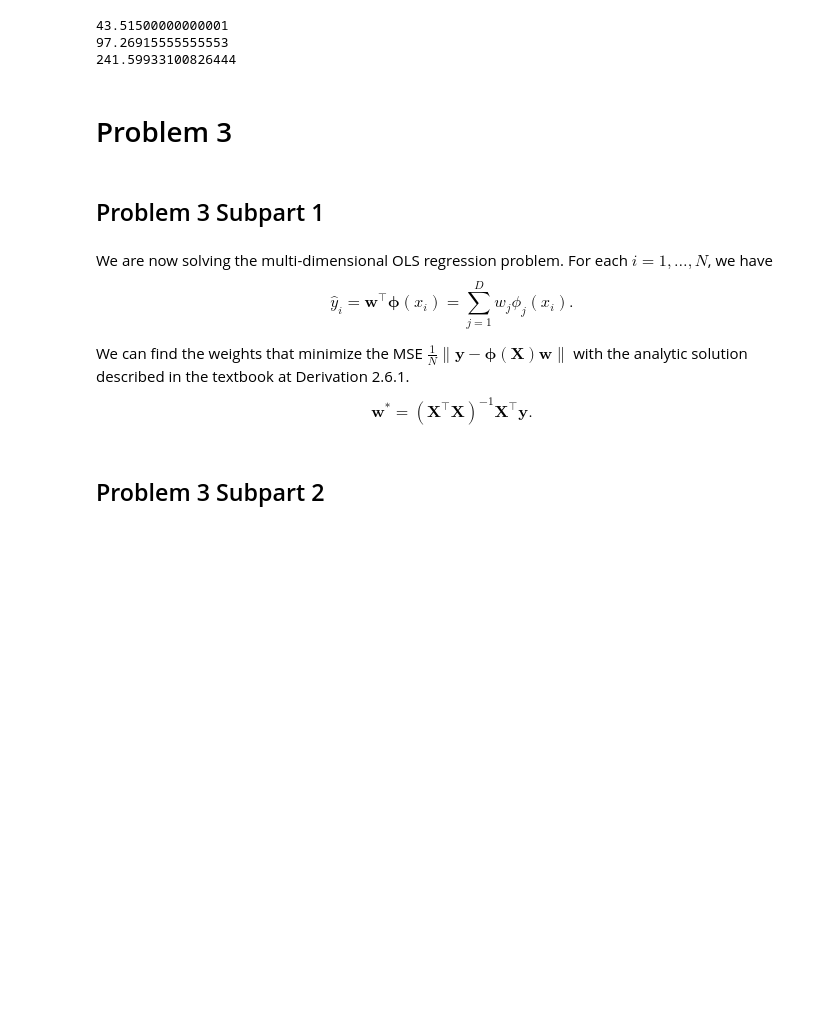
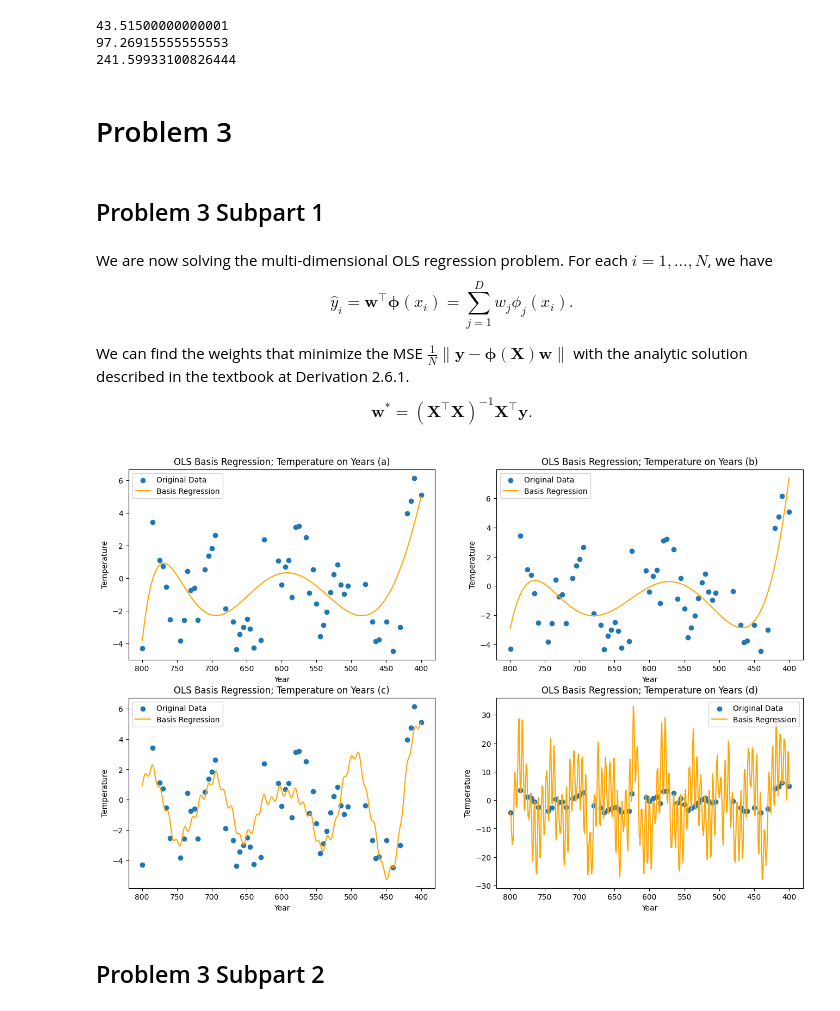
Before and after one commit to aidantai/cs181-s23-homeworks, a Jupyter notebook: hw1/main_hw1_blank.ipynb, the cells around one changed output. Drawn from its saved outputs; the diff is of its cells as text; code cells hidden in the pictures; blank space fills up the shorter version.

```diff
--- a/hw1/main_hw1_blank.ipynb
+++ b/hw1/main_hw1_blank.ipynb
@@ -227,16 +227,35 @@ def make_basis(X,part='a'):
 
   if part == 'a':
     # TODO: Implement this
-    pass
+    phi_X.append(np.array([1 for x in X]))
+    for j in range(1,10):
+      phi_X.append(np.array([x**j for x in X]))
+      # new_X = []
+      # for x in X:
+      #   new_X.append(x**j)
+      # phi_X.append(new_X)
   elif part=='b':
     # TODO
-    pass
+    phi_X.append(np.array([1 for x in X]))
+    for j in range(1,10):
+      u = j+7.0/8.0
+      phi_X.append(np.array([math.exp(-math.pow(x-u,2)/5.0) for x in X]))
   elif part=='c':
     # TODO
-    pass
+    phi_X.append(np.array([1 for x in X]))
+    for j in range(1,10):
+      # new_X = []
+      # for x in X:
+      #   new_X.append(math.cos(x/j))
+      # phi_X.append(np.array(new_X))
+      phi_X.append(np.array([math.cos(x/j) for x in X]))
   elif part=='d':
     # TODO
-    pass
+    phi_X.append(np.array([1 for x in X]))
+    for j in range(1,50):
+      phi_X.append(np.array([math.cos(x/j) for x in X]))
+
+  return np.array(phi_X).T
 # %% [markdown]
 We are now solving the multi-dimensional OLS regression problem. For each $i=1,\ldots, N$, we have
 $$ \hat y_i = \mathbf{w}^\top\mathbf{\phi}(x_i) = \sum_{j=1}^D w_j \phi_j(x_i).  $$
@@ -251,25 +270,30 @@ def find_weights(X,y):
 # %%
 _, ax = plt.subplots(2,2, figsize = (16,10))
 
 for i, part in enumerate(['a', 'b', 'c' ,'d']):
   # Plotting the original data
 
   ax[i//2, i%2].scatter(year_train, temp_train, label = "Original Data")
   ax[i//2, i%2].set_xlabel("Year")
   ax[i//2, i%2].set_ylabel("Temperature")
   ax[i//2, i%2].set_title(f"OLS Basis Regression; Temperature on Years ({part})")
   ax[i//2, i%2].invert_xaxis()
 
   xs = np.linspace(year_train.min(), year_train.max(), 1000)
 
   # TODO: plot your functions for the specified xs
-  y_pred = [0 for _ in xs]
+  b = make_basis(year_train, part)
+  w = find_weights(b, temp_train)
+  xs_basis = make_basis(xs, part)
+  y_pred = np.dot(xs_basis, w)
   ax[i//2, i%2].plot(xs, y_pred, color = 'orange', label = "Basis Regression")
 
 
   ax[i//2, i%2].legend()
 
 plt.savefig("images/p3.1.png")
+# %% [output]
+[figure, added]
 # %% [markdown]
 ## Problem 3 Subpart 2
 # %%
```
Also changed, not shown: parts of 2 cells of this notebook, 6 other files.
